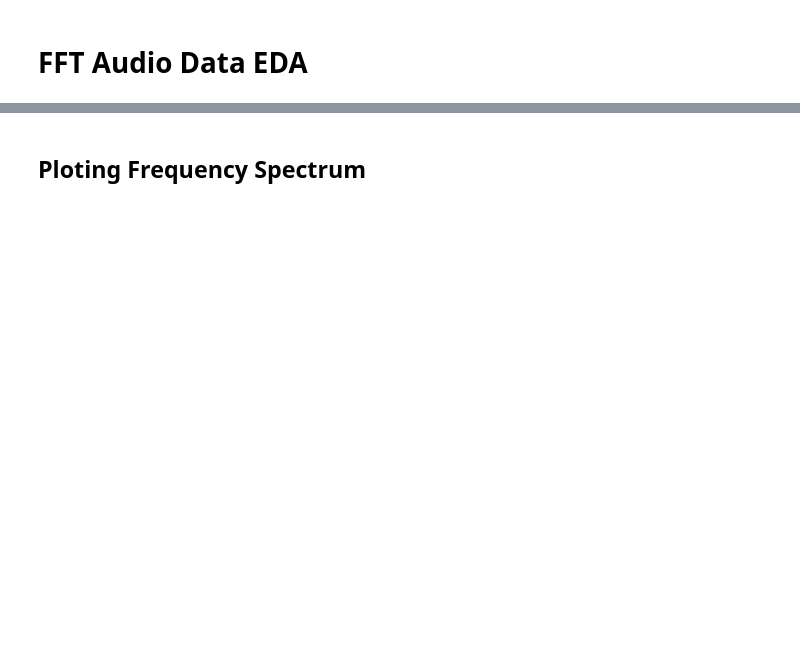
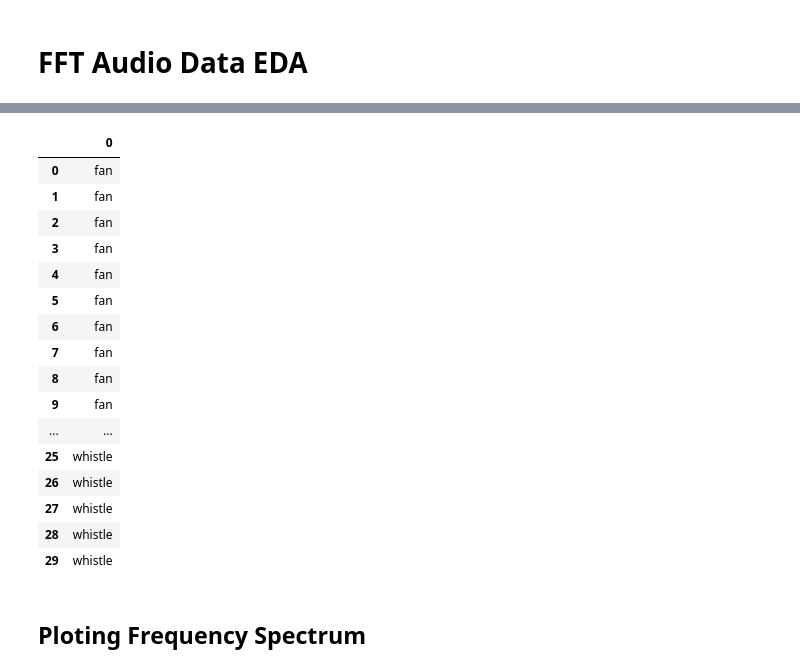
Before and after one commit to Thehunk1206/Arduino-Surrounding-Sound-Classifier, a Jupyter notebook: Audio EDA and ML training/sound_classifier.ipynb, the cells around one changed output, grey strips where cells are left out. Drawn from its saved outputs; the diff is of its cells as text; code cells hidden in the pictures; blank space fills up the shorter version.

```diff
--- a/Audio EDA and ML training/sound_classifier.ipynb
+++ b/Audio EDA and ML training/sound_classifier.ipynb
@@ -14,0 +11,4 @@ data.max()
+# %%
+df = pd.read_csv("Dataset/surrounding_audio_dataset_FFT.csv")
+# %%
+df = df.drop(["Unnamed: 0"], axis=1)
@@ -15,3 +67,25 @@ data.max()
+# %%
+target = pd.DataFrame(target)
+# %%
+target
+# %% [output]
+|  | 0 |
+| 0 | fan |
+| 1 | fan |
+| 2 | fan |
+| 3 | fan |
+| 4 | fan |
+| 5 | fan |
+| 6 | fan |
+| 7 | fan |
+| 8 | fan |
+| 9 | fan |
+| ... | ... |
+| 25 | whistle |
+| 26 | whistle |
+| 27 | whistle |
+| 28 | whistle |
+| 29 | whistle |
 # %% [markdown]
 ## Ploting Frequency Spectrum
 # %%
```
Also changed, not shown: parts of 18 cells of this notebook, 1 other file.
